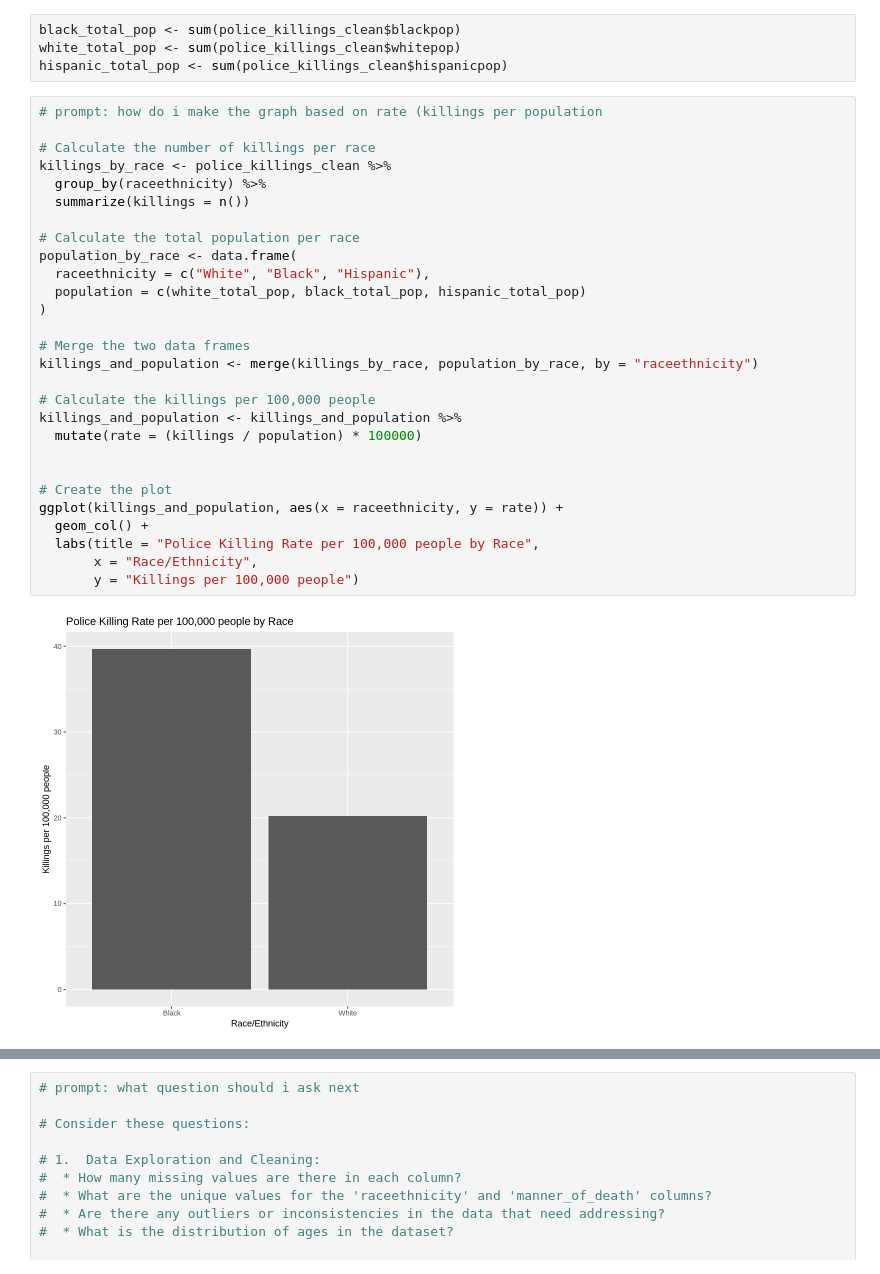
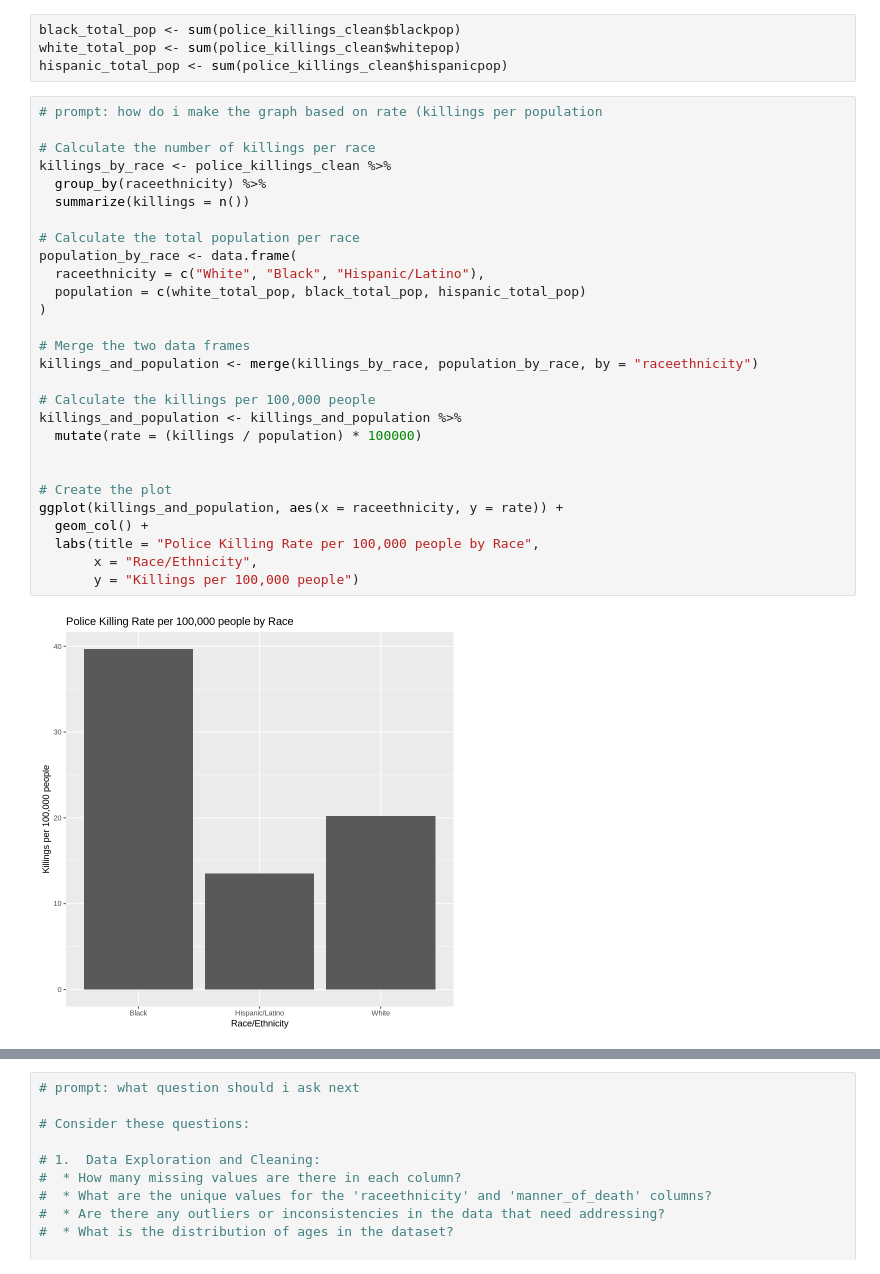
Before and after one commit to bwaves26/statclass, a Jupyter notebook: finalproject.ipynb, the cells around one changed output, grey strips where cells are left out. Drawn from its saved outputs; the diff is of its cells as text.

```diff
--- a/finalproject.ipynb
+++ b/finalproject.ipynb
@@ -45,30 +78,30 @@ hispanic_total_pop <- sum(police_killings_clean$hispanicpop)
 # %%
 # prompt: how do i make the graph based on rate (killings per population
 
 # Calculate the number of killings per race
 killings_by_race <- police_killings_clean %>%
   group_by(raceethnicity) %>%
   summarize(killings = n())
 
 # Calculate the total population per race
 population_by_race <- data.frame(
-  raceethnicity = c("White", "Black", "Hispanic"),
+  raceethnicity = c("White", "Black", "Hispanic/Latino"),
   population = c(white_total_pop, black_total_pop, hispanic_total_pop)
 )
 
 # Merge the two data frames
 killings_and_population <- merge(killings_by_race, population_by_race, by = "raceethnicity")
 
 # Calculate the killings per 100,000 people
 killings_and_population <- killings_and_population %>%
   mutate(rate = (killings / population) * 100000)
 
 
 # Create the plot
 ggplot(killings_and_population, aes(x = raceethnicity, y = rate)) +
   geom_col() +
   labs(title = "Police Killing Rate per 100,000 people by Race",
        x = "Race/Ethnicity",
        y = "Killings per 100,000 people")
 # %% [output]
-[figure, old version]
+[figure, new version]
```
Also changed, not shown: parts of 5 cells of this notebook.
